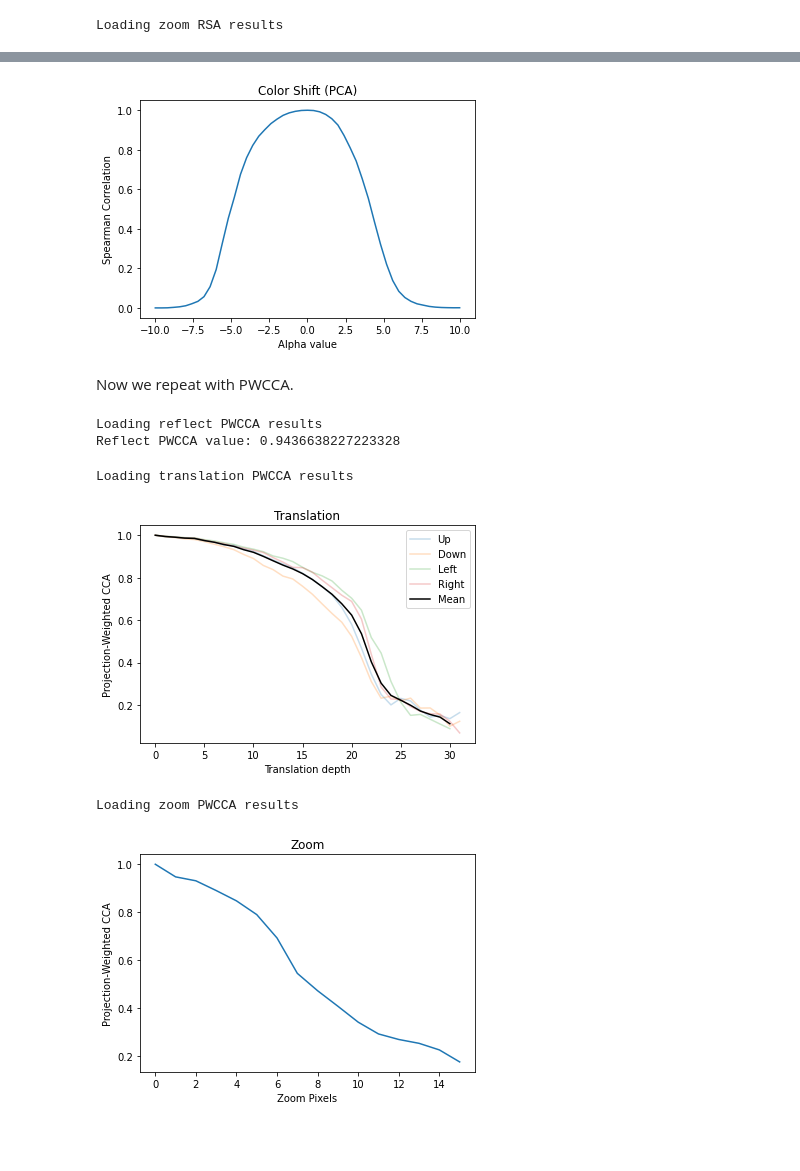
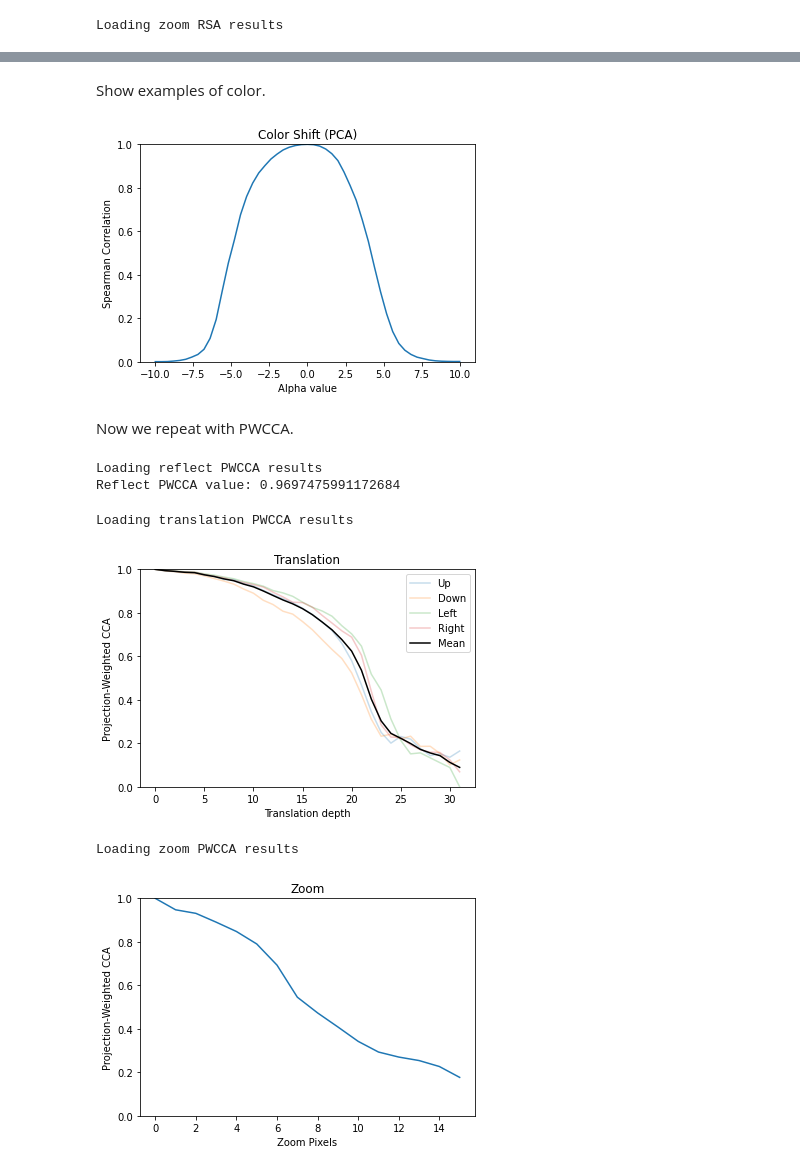
Before and after one commit to VandyCatLab/modelzoo, a Jupyter notebook: notebooks/MasterbookJason.ipynb, the cells around one changed output, grey strips where cells are left out. Saved outputs shown, nothing was run; the diff lists cells and outputs as text; code cells hidden in the pictures; blank space fills up the shorter version.

```diff
--- a/notebooks/MasterbookJason.ipynb
+++ b/notebooks/MasterbookJason.ipynb
@@ -38,13 +26,16 @@ Done!
 # %% [markdown]
 We preprocess the images the same way that the original authors do, global contrast normalization and whitened with ZCA. During training, we augment the data the same way: horizontal flipping and random translation (5 pixels in any direction).
 # %%
-modelPath = 'masterOutput/baseline/w'+str(weightSeed)+'s'+str(shuffleSeed)+'.pb'
+modelPath = '../outputs/masterOutput/baseline/w'+str(weightSeed)+'s'+str(shuffleSeed)+'.pb'
 
 if os.path.exists(modelPath): # The model already exists, load it.
     print('Loading model')
     model = tf.keras.models.load_model(modelPath)
 else: # Train new model
     print('Training new model')
+    trainData, testData = datasets.make_train_data(shuffle_seed=shuffleSeed, augment=True)
+    x_predict, y_predict = datasets.make_predict_data(testData)
+
     model = train.init_all_cnn_c(seed=weightSeed)
 
     # Set flag to true if converges to local min
@@ -193,15 +176,18 @@ array([6.66847506e-04, 5.81216602e-04, 1.13655768e-03, 3.35072120e-03,
+# %% [markdown]
+Show examples of color.
 # %%
 plt.plot(np.linspace(-10, 10, 51), colorRSA)
 plt.xlabel('Alpha value')
 plt.ylabel('Spearman Correlation')
+plt.ylim(0, 1)
 plt.title('Color Shift (PCA)')
 plt.show()
 # %% [output]
-[figure, old version]
+[figure, new version]
 # %% [markdown]
 Now we repeat with PWCCA.
 # %%
-reflectPWCCAPath = 'masterOutput/baseline/reflectPWCCA.npy'
+reflectPWCCAPath = '../outputs/masterOutput/baseline/reflectPWCCA.npy'
 if os.path.exists(reflectPWCCAPath):
     print('Loading reflect PWCCA results')
     reflectPWCCA = np.load(reflectPWCCAPath)
@@ -213,12 +199,12 @@ else:
                                                analysis.preprocess_pwcca)
     np.save(reflectPWCCAPath, reflectPWCCA)
 
-print(f'Reflect PWCCA value: {reflectRSA[0]}')
+print(f'Reflect PWCCA value: {reflectPWCCA[0]}')
 # %% [output]
 Loading reflect PWCCA results
-Reflect PWCCA value: 0.9436638227223328
+Reflect PWCCA value: 0.9697475991172684
 # %%
-transPWCCAPath = 'masterOutput/baseline/transPWCCAPath.npy'
+transPWCCAPath = '../outputs/masterOutput/baseline/transPWCCAPath.npy'
 if os.path.exists(transPWCCAPath):
     print('Loading translation PWCCA results')
     transPWCCA = np.load(transPWCCAPath)
@@ -231,6 +217,7 @@ else:
     np.save(transPWCCAPath, transPWCCA)
 
 # Add mean column
+transPWCCA = np.nan_to_num(transPWCCA)
 transMean = np.expand_dims(np.mean(transPWCCA, axis=1), 1)
 transPWCCA = np.hstack((transPWCCA, transMean))
 # %% [output]
@@ -238,14 +225,15 @@ Loading translation PWCCA results
 # %%
 plt.plot(transPWCCA[:,0], alpha = 0.25)
 plt.plot(transPWCCA[:,1], alpha = 0.25)
 plt.plot(transPWCCA[:,2], alpha = 0.25)
 plt.plot(transPWCCA[:,3], alpha = 0.25)
 plt.plot(transPWCCA[:,4], 'black', alpha = 1)
 plt.xlabel('Translation depth')
 plt.ylabel('Projection-Weighted CCA')
+plt.ylim(0, 1)
 plt.title('Translation')
 plt.legend(['Up', 'Down', 'Left', 'Right', 'Mean'])
 plt.show()
 # %% [output]
-[figure, old version]
+[figure, new version]
 # %%
@@ -266,8 +256,9 @@ Loading zoom PWCCA results
 plt.plot(zoomPWCCA)
 plt.xlabel('Zoom Pixels')
 plt.ylabel('Projection-Weighted CCA')
+plt.ylim(0, 1)
 plt.title('Zoom')
 plt.show()
 # %% [output]
-[figure, old version]
+[figure, new version]
 # %%
```
Also changed, not shown: parts of 17 cells of this notebook.
